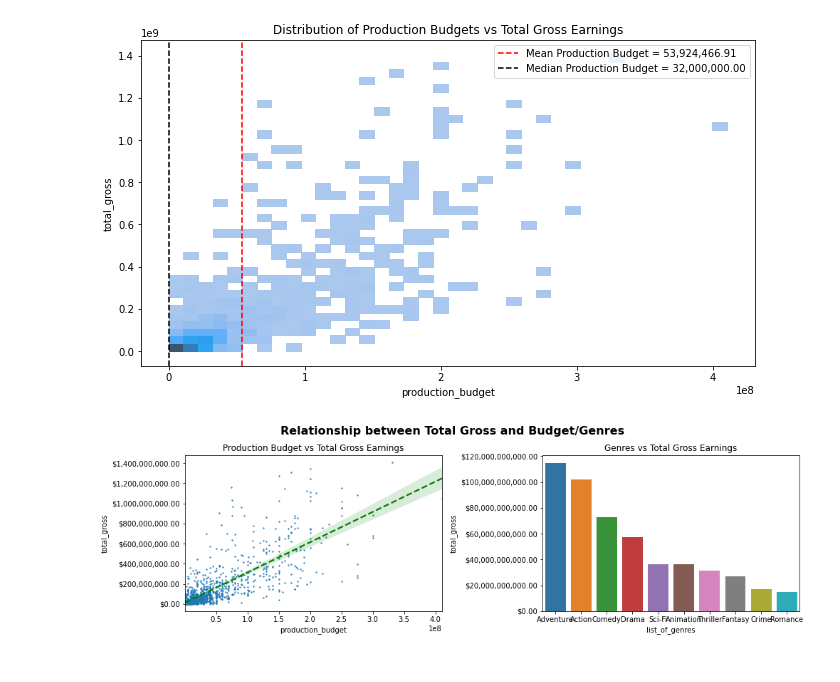
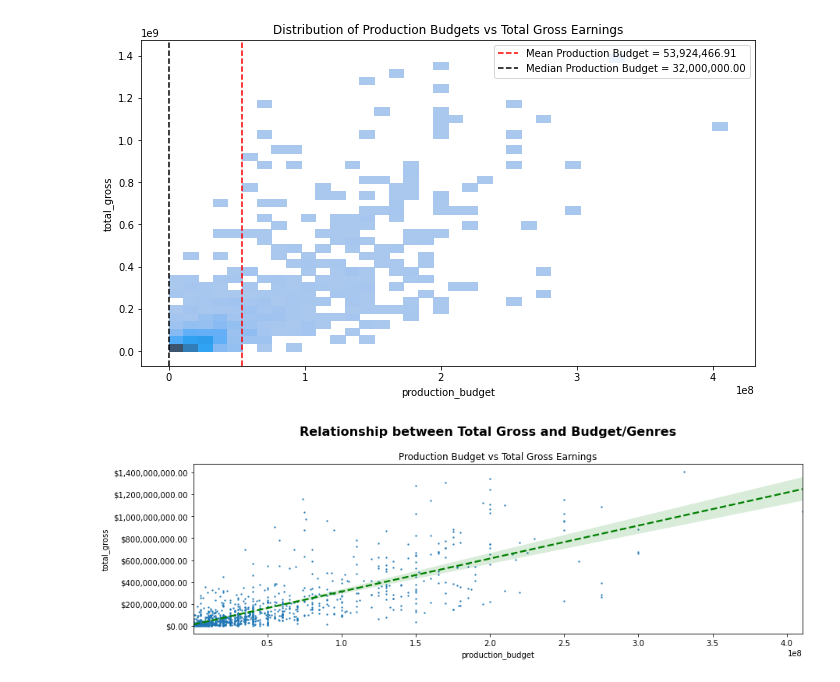
Before and after one commit to GusVilla303/dsc-phase-1-project, a Jupyter notebook: microsoft-movie-analysis.ipynb, the cells around one changed output. Drawn from its saved outputs; the diff is of its cells as text; code cells hidden in the pictures.

Commit message:
Create scatter plot showing Relationship between Total and Production budget.

```diff
--- a/microsoft-movie-analysis.ipynb
+++ b/microsoft-movie-analysis.ipynb
@@ -894,27 +894,18 @@ ax.legend();
 # %%
 # Relationship between Total Gross and Production Budget and Genres
 
-fig, axes = plt.subplots(ncols=2, figsize=(14,4))
+fig, ax = plt.subplots(figsize=(14,4))
 
 price_fmt = mpl.ticker.StrMethodFormatter('${x:,.2f}')
 
 # Plot 0
 sns.regplot(data=movie_production_df, x='production_budget', y='total_gross',
-           ax=axes[0], scatter_kws={'s':2}, line_kws={'color':'green', 'ls':'--'})
+           ax=ax, scatter_kws={'s':2}, line_kws={'color':'green', 'ls':'--'})
 
-axes[0].set_title('Production Budget vs Total Gross Earnings')
-axes[0].yaxis.set_major_formatter(price_fmt)
-
-
-# Plot 1
-sns.barplot(data=top_10_movie_gross, x='list_of_genres', y='total_gross',
-               ax=axes[1])
-axes[1].yaxis.set_major_formatter(price_fmt)
-axes[1].set(title='Genres vs Total Gross Earnings');
-
-fig.tight_layout()
+ax.set_title('Production Budget vs Total Gross Earnings')
+ax.yaxis.set_major_formatter(price_fmt)
 
 fig.suptitle('Relationship between Total Gross and Budget/Genres', y=1.05,
              fontsize=16, fontweight='bold');
 # %% [output]
-[figure, old version]
+[figure, new version]
```
